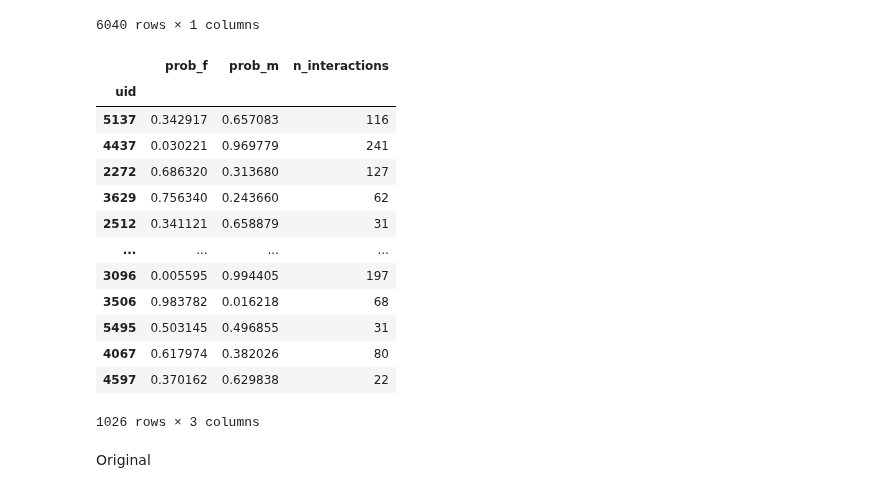
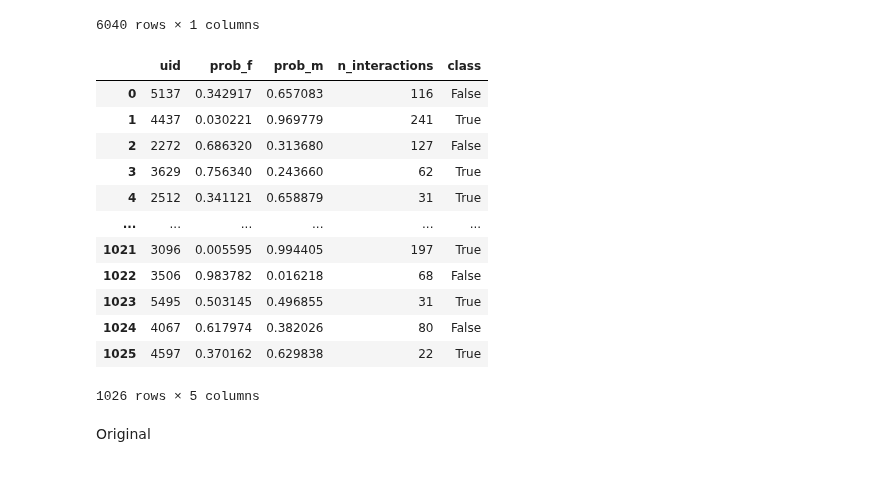
Before and after one commit to marinimau/privacy_and_fairness_in_recsys, a Jupyter notebook: pred_prob.ipynb, the cells around one changed output. Drawn from its saved outputs; the diff is of its cells as text; code cells hidden in the pictures.

```diff
--- a/pred_prob.ipynb
+++ b/pred_prob.ipynb
@@ -86,23 +86,23 @@ n_interactions
 # %%
 y_pred_df_finish = pd.merge(y_pred_df, n_interactions, on="uid", how="left")
 y_pred_df_finish.rename(columns={'n_interactions_y': 'n_interactions'}, inplace=True)
 y_pred_df_finish = y_pred_df_finish.drop('n_interactions_x', axis=1)
+y_pred_df_finish = pd.merge(y_pred_df_finish, user_df_gender, on="uid", how="left")
 y_pred_df_finish
 # %% [output]
-|  | prob_f | prob_m | n_interactions |
-| uid |  |  |  |
-| 5137 | 0.342917 | 0.657083 | 116 |
-| 4437 | 0.030221 | 0.969779 | 241 |
-| 2272 | 0.686320 | 0.313680 | 127 |
-| 3629 | 0.756340 | 0.243660 | 62 |
-| 2512 | 0.341121 | 0.658879 | 31 |
-| ... | ... | ... | ... |
-| 3096 | 0.005595 | 0.994405 | 197 |
-| 3506 | 0.983782 | 0.016218 | 68 |
-| 5495 | 0.503145 | 0.496855 | 31 |
-| 4067 | 0.617974 | 0.382026 | 80 |
-| 4597 | 0.370162 | 0.629838 | 22 |
+|  | uid | prob_f | prob_m | n_interactions | class |
+| 0 | 5137 | 0.342917 | 0.657083 | 116 | False |
+| 1 | 4437 | 0.030221 | 0.969779 | 241 | True |
+| 2 | 2272 | 0.686320 | 0.313680 | 127 | False |
+| 3 | 3629 | 0.756340 | 0.243660 | 62 | True |
+| 4 | 2512 | 0.341121 | 0.658879 | 31 | True |
+| ... | ... | ... | ... | ... | ... |
+| 1021 | 3096 | 0.005595 | 0.994405 | 197 | True |
+| 1022 | 3506 | 0.983782 | 0.016218 | 68 | False |
+| 1023 | 5495 | 0.503145 | 0.496855 | 31 | True |
+| 1024 | 4067 | 0.617974 | 0.382026 | 80 | False |
+| 1025 | 4597 | 0.370162 | 0.629838 | 22 | True |
-1026 rows × 3 columns
+1026 rows × 5 columns
 # %% [markdown]
 Original
 # %%
```
Also changed, not shown: 9 other files.
